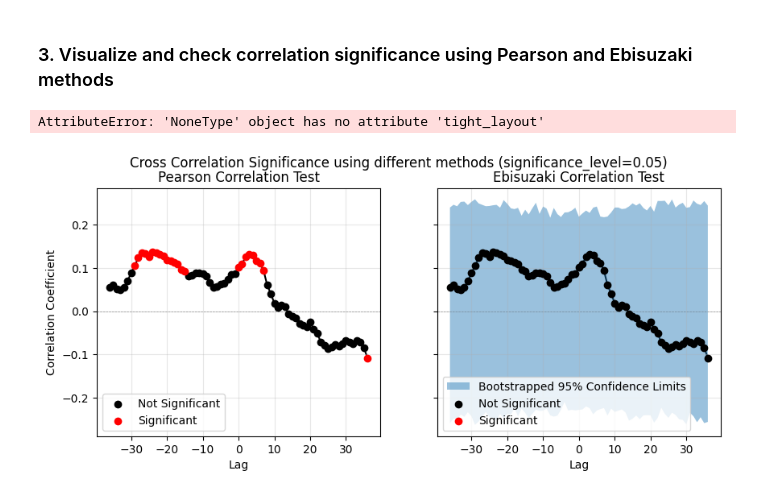
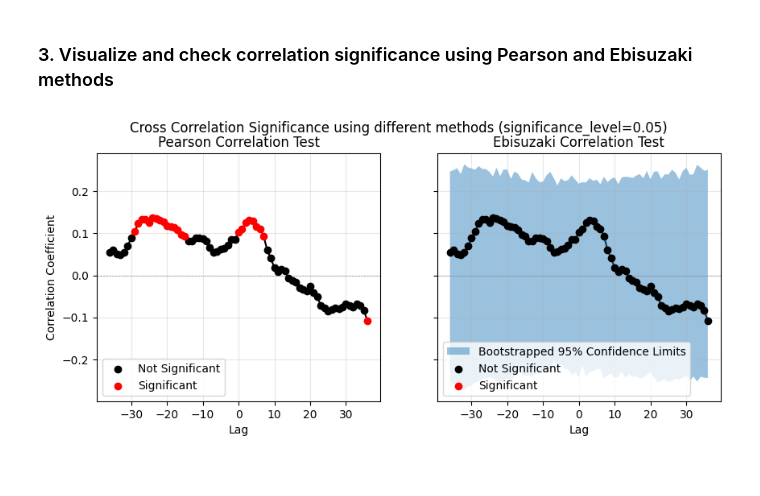
Before and after one commit to anthony-meza/PhaseScrambledCorrelations, a Jupyter notebook: notebook_examples/AR1_example.ipynb, the cells around one changed output. Cells and saved outputs as stored; diff of their text form; code cells hidden in the pictures.

```diff
--- a/notebook_examples/AR1_example.ipynb
+++ b/notebook_examples/AR1_example.ipynb
@@ -39,30 +39,27 @@ axes.legend()
 # %%
 significance_level = 0.05  # significance level
 
 fig, axes = plt.subplots(1, 2, figsize=(10, 4), sharey=True)
 
 fig.suptitle(f'Cross Correlation Significance using different methods (significance_level={significance_level})')
 
 #### GAUSSIAN CCF SIGNIFICANCE #####
 axes[0].set_title("Pearson Correlation Test")
 ccf_ds = cross_correlation(ts1, ts2, maxlags=ccf_maxlag, method='pearson')
 fig, ax = plot_cross_correlation(ccf_ds, significance_level=significance_level,
                                show_significance=True, show_confidence=False, ax=axes[0])
 
 #### BOOTSTRAPPED (MONTE CARLO) CCF SIGNIFICANCE #####
 axes[1].set_title("Ebisuzaki Correlation Test")
 n_iter = 1000  # number of Monte Carlo Iterations
 bccf_ds = cross_correlation(ts1, ts2, maxlags=ccf_maxlag, method='ebisuzaki',
                             n_iter=n_iter, return_distributions=True, detrend=True)
 fig, ax = plot_cross_correlation(bccf_ds, significance_level=significance_level,
                                show_significance=True, show_confidence=True, ax=axes[1])
 
 axes[1].set_ylabel("")
 
 for a in axes:
     a.legend(loc="lower left")
-
-fig.tight_layout()
 # %% [output]
-AttributeError: 'NoneType' object has no attribute 'tight_layout'
-[figure, old version]
+[figure, new version]
```
Also changed, not shown: 1 other file.
